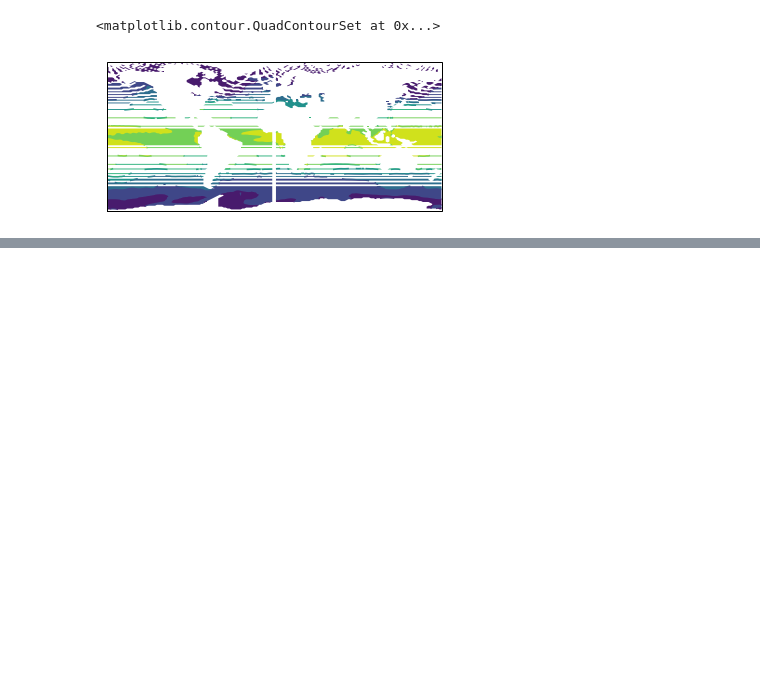
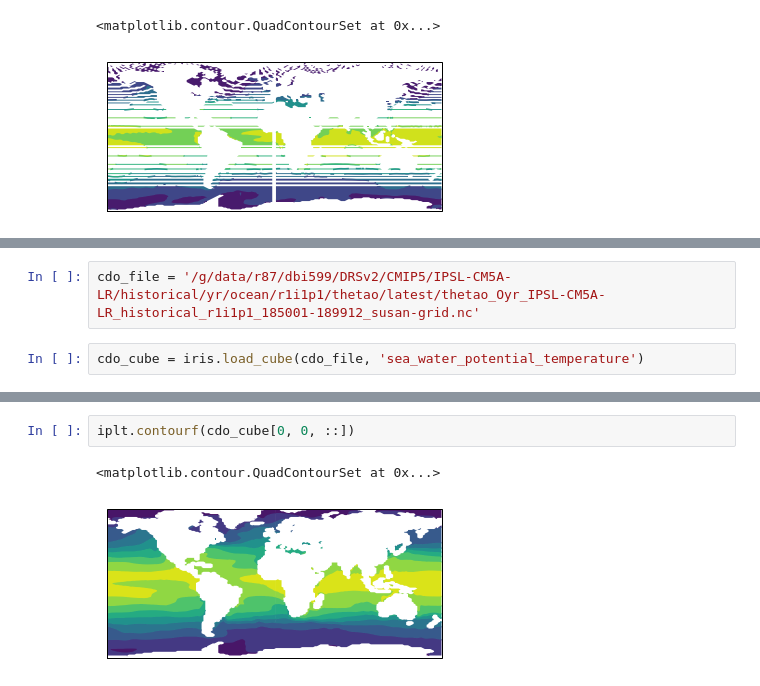
Before and after one commit to DamienIrving/ocean-analysis, a Jupyter notebook: development/ipsl_regrid.ipynb, the cells around one changed output, grey strips where cells are left out. Cells and saved outputs as stored; diff of their text form; blank space fills up the shorter version.

```diff
--- a/development/ipsl_regrid.ipynb
+++ b/development/ipsl_regrid.ipynb
@@ -126,0 +129,4 @@ iplt.contourf(new_ipsl_cube)
+# %%
+cdo_file = '/g/data/r87/dbi599/DRSv2/CMIP5/IPSL-CM5A-LR/historical/yr/ocean/r1i1p1/thetao/latest/thetao_Oyr_IPSL-CM5A-LR_historical_r1i1p1_185001-189912_susan-grid.nc'
+# %%
+cdo_cube = iris.load_cube(cdo_file, 'sea_water_potential_temperature')
@@ -126,0 +152,5 @@ iplt.contourf(new_ipsl_cube)
+# %%
+iplt.contourf(cdo_cube[0, 0, ::])
+# %% [output]
+<matplotlib.contour.QuadContourSet at 0x...>
+[figure, added]
```
Also changed, not shown: parts of 2 cells of this notebook, 2 other files.
